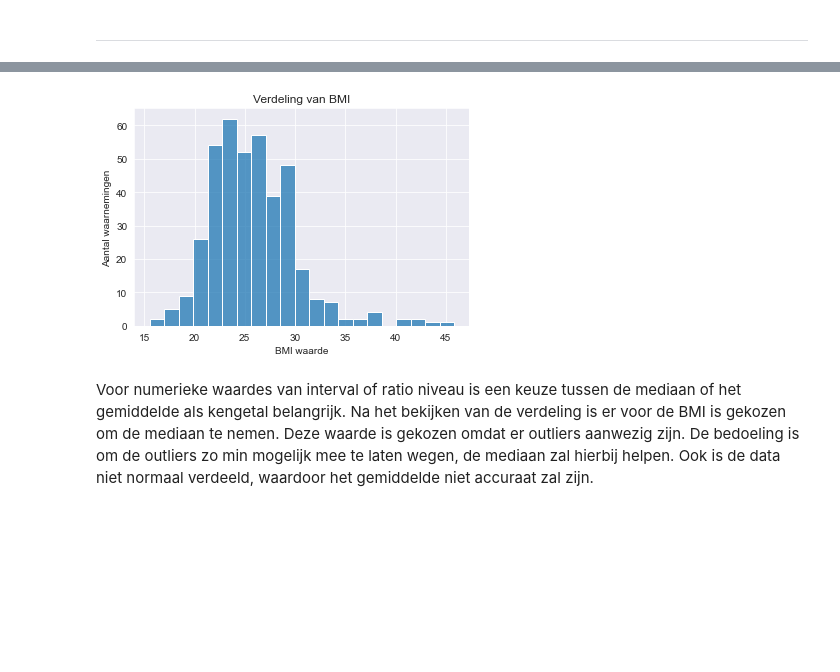
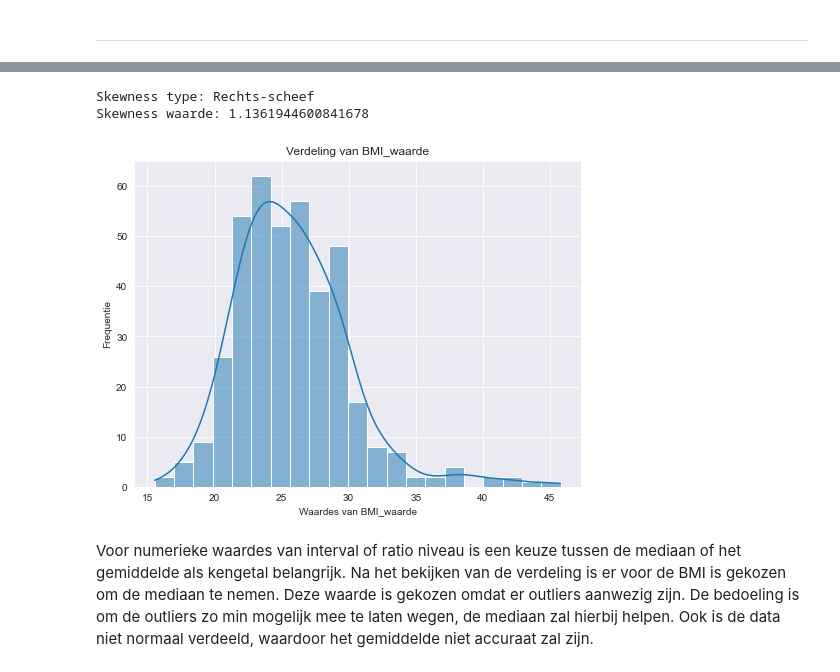
Before and after one commit to BJHeemskerk/WisPort11, a Jupyter notebook: WiskundeII_Portfolio.ipynb, the cells around one changed output, grey strips where cells are left out. Saved outputs shown, nothing was run; the diff lists cells and outputs as text; code cells hidden in the pictures; blank space fills up the shorter version.

```diff
--- a/WiskundeII_Portfolio.ipynb
+++ b/WiskundeII_Portfolio.ipynb
@@ -247,11 +447,10 @@ De grafiek die het beste past bij het tonen van de verdeling van de BMI is een h
 # %%
-sns.histplot(data=df, x='BMI_waarde')
-plt.xlabel('BMI waarde')
-plt.ylabel('Aantal waarnemingen')
-plt.title('Verdeling van BMI')
-plt.show()
+# Toepassen math.verdeling_c
+math.verdeling_c('BMI_waarde')
 # %% [output]
+Skewness type: Rechts-scheef
+Skewness waarde: 1.1361944600841678
-[figure, old version]
+[figure, new version]
 # %% [markdown]
 Voor numerieke waardes van interval of ratio niveau is een keuze tussen de mediaan of het gemiddelde als kengetal belangrijk. Na het bekijken van de verdeling is er voor de BMI is gekozen om de mediaan te nemen. Deze waarde is gekozen omdat er outliers aanwezig zijn. De bedoeling is om de outliers zo min mogelijk mee te laten wegen, de mediaan zal hierbij helpen. Ook is de data niet normaal verdeeld, waardoor het gemiddelde niet accuraat zal zijn.
 # %%
```
Also changed, not shown: parts of 68 cells of this notebook, 1 other file.
